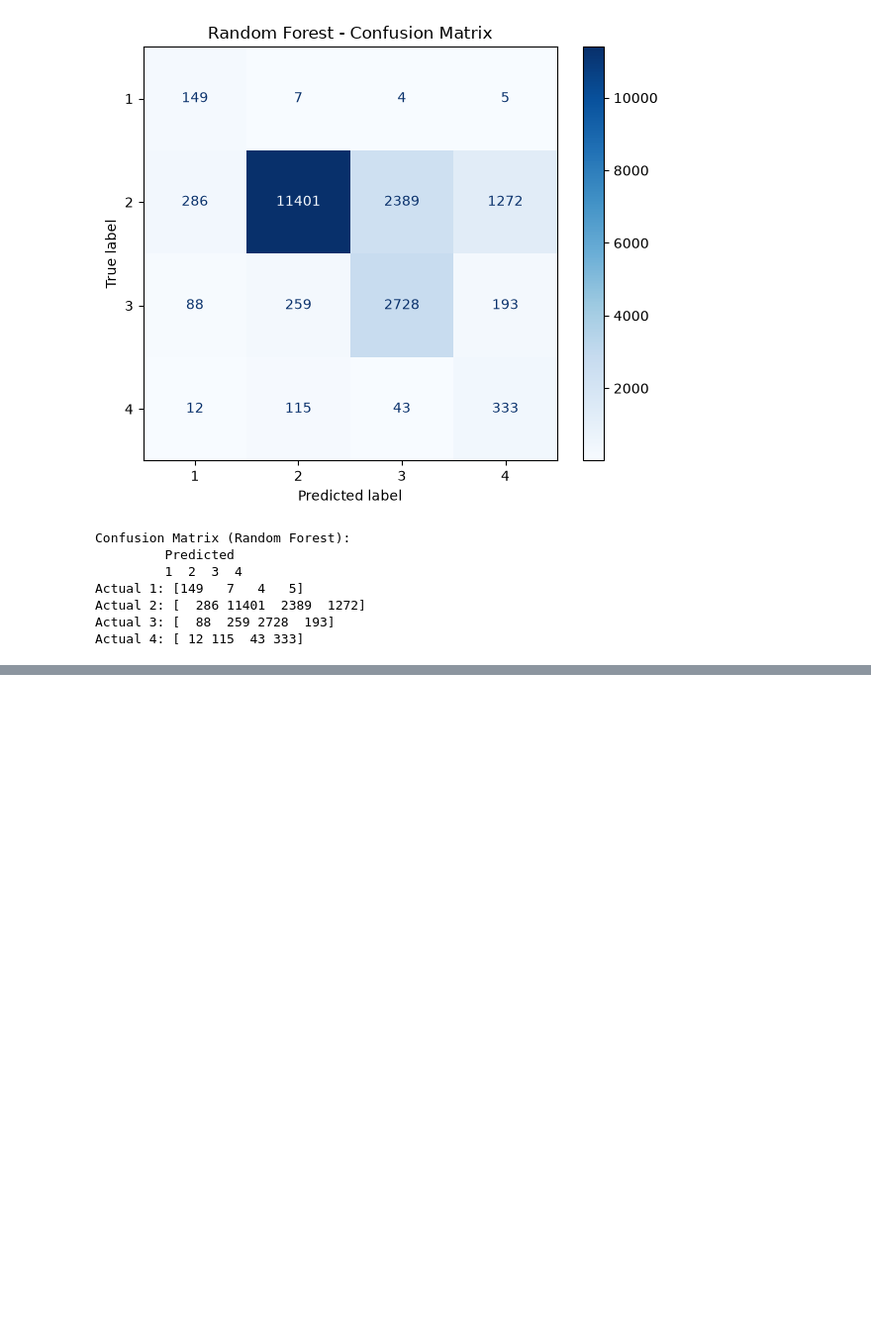
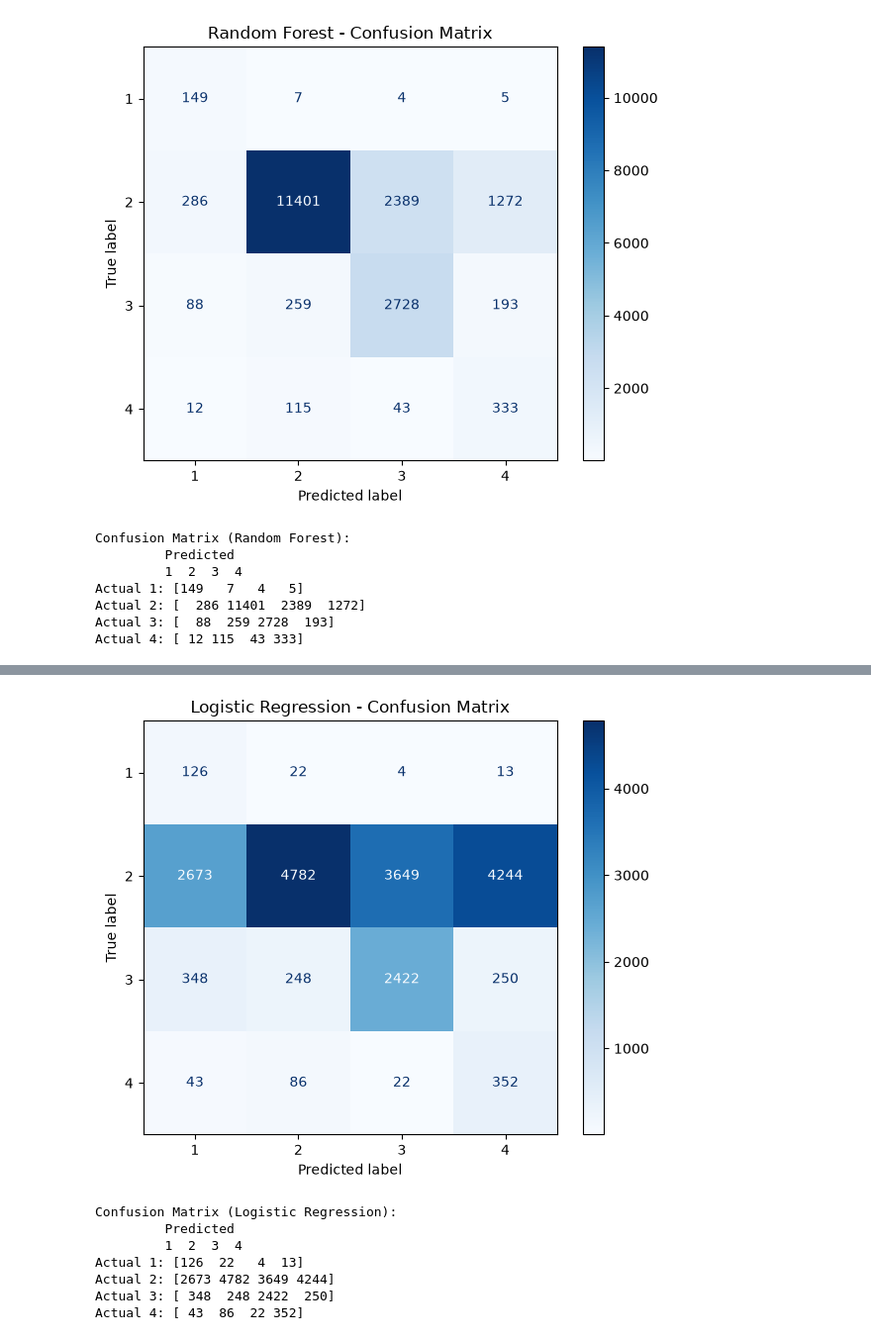
Before and after one commit to HesamMerajifar/Datamining, a Jupyter notebook: Final_Merge.ipynb, the cells around one changed output, grey strips where cells are left out. Shown at 99% size. Drawn from its saved outputs; the diff is of its cells as text; code cells hidden in the pictures; blank space fills up the shorter version.

```diff
--- a/Final_Merge.ipynb
+++ b/Final_Merge.ipynb
@@ -1721,0 +1793,30 @@ print(classification_report(y_test, y_pred_gb))
+# %%
+from sklearn.metrics import confusion_matrix, ConfusionMatrixDisplay
+import matplotlib.pyplot as plt
+import seaborn as sns
+
+
+cm_lr = confusion_matrix(y_test, y_pred_lr)
+
+fig, ax = plt.subplots(figsize=(6, 5))
+
+disp = ConfusionMatrixDisplay(confusion_matrix=cm_lr, display_labels=lr_model.classes_)
+disp.plot(cmap='Blues', values_format='d', ax=ax)
+ax.set_title('Logistic Regression - Confusion Matrix')
+plt.tight_layout()
+plt.show()
+
+print("\nConfusion Matrix (Logistic Regression):")
+print("         Predicted")
+print("         " + "  ".join([str(c) for c in lr_model.classes_]))
+for i, row in enumerate(cm_lr):
+    print(f"Actual {lr_model.classes_[i]}: {row}")
+# %% [output]
+[figure, added]
+Confusion Matrix (Logistic Regression):
+         Predicted
+         1  2  3  4
+Actual 1: [126  22   4  13]
+Actual 2: [2673 4782 3649 4244]
+Actual 3: [ 348  248 2422  250]
+Actual 4: [ 43  86  22 352]
```
Also changed, not shown: parts of 17 cells of this notebook.
